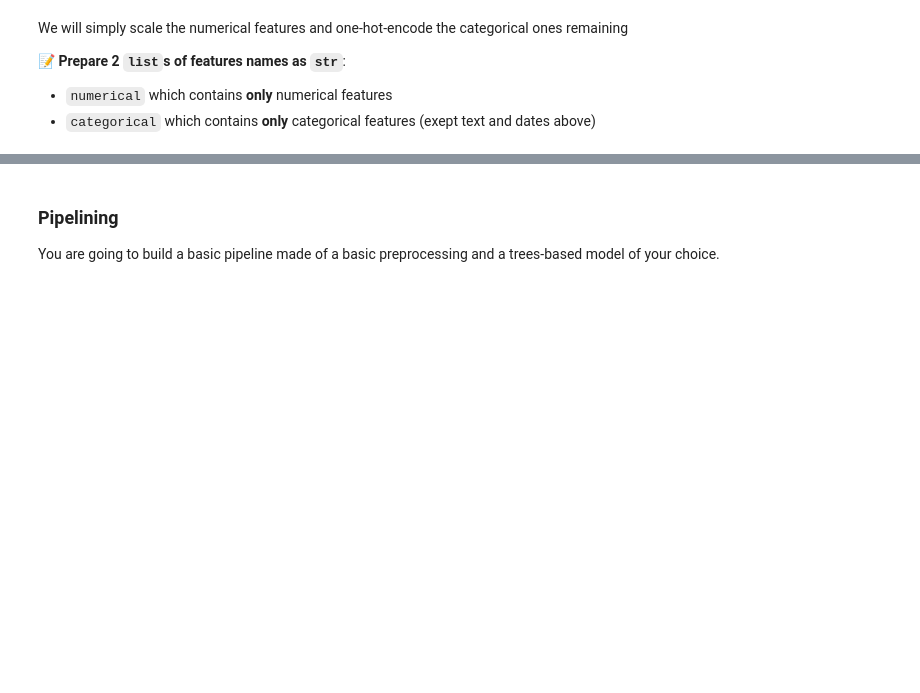
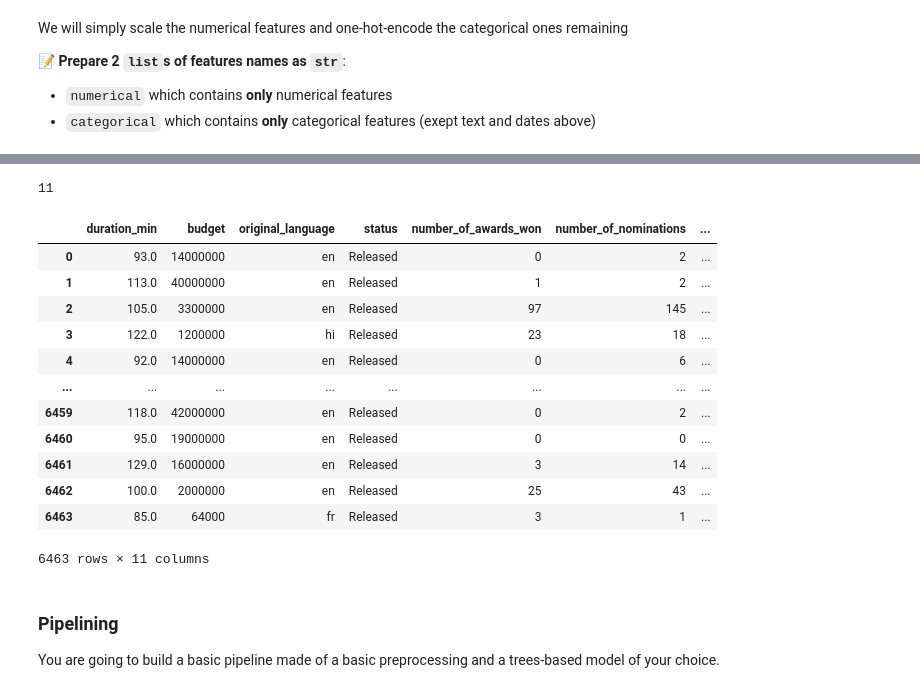
Before and after one commit to alexisgourdol/data-certification-exam, a Jupyter notebook: machine_learning/TV_popularity_predictor.ipynb, the cells around one changed output, grey strips where cells are left out. Saved outputs shown, nothing was run; the diff lists cells and outputs as text; code cells hidden in the pictures; blank space fills up the shorter version.

```diff
--- a/machine_learning/TV_popularity_predictor.ipynb
+++ b/machine_learning/TV_popularity_predictor.ipynb
@@ -164,0 +196,5 @@ It is around here!
+# %%
+X = data.copy().drop(columns='popularity')
+y = data.popularity.copy()
+print(X.columns, '\n', y.name)
+X.shape, y.shape
@@ -183,0 +255,3 @@ We will simply scale the numerical features and one-hot-encode the categorical o
+# %%
+X_baseline = X.drop(columns=['description', 'original_title', 'title', 'release_date'])
+X_baseline.dtypes
@@ -184,3 +271,29 @@ We will simply scale the numerical features and one-hot-encode the categorical o
+# %%
+numerical   = ['duration_min', 'budget', 'number_of_awards_won', 'number_of_nominations', \
+               'number_of_top_productions']
+categorical = ['original_language','status', 'has_collection', 'available_in_english', 'all_genres',\
+               'available_in_english']
+
+print(len(numerical + categorical))
+assert len(numerical + categorical) == len(X_baseline.columns)
+# %% [output]
+11
+# %%
+X_baseline
+# %% [output]
+|  | duration_min | budget | original_language | status | number_of_awards_won | number_of_nominations | ... |
+| 0 | 93.0 | 14000000 | en | Released | 0 | 2 | ... |
+| 1 | 113.0 | 40000000 | en | Released | 1 | 2 | ... |
+| 2 | 105.0 | 3300000 | en | Released | 97 | 145 | ... |
+| 3 | 122.0 | 1200000 | hi | Released | 23 | 18 | ... |
+| 4 | 92.0 | 14000000 | en | Released | 0 | 6 | ... |
+| ... | ... | ... | ... | ... | ... | ... | ... |
+| 6459 | 118.0 | 42000000 | en | Released | 0 | 2 | ... |
+| 6460 | 95.0 | 19000000 | en | Released | 0 | 0 | ... |
+| 6461 | 129.0 | 16000000 | en | Released | 3 | 14 | ... |
+| 6462 | 100.0 | 2000000 | en | Released | 25 | 43 | ... |
+| 6463 | 85.0 | 64000 | fr | Released | 3 | 1 | ... |
+6463 rows × 11 columns
 # %% [markdown]
 ### Pipelining
 
```
Also changed, not shown: parts of 31 cells of this notebook, 2 other files.
